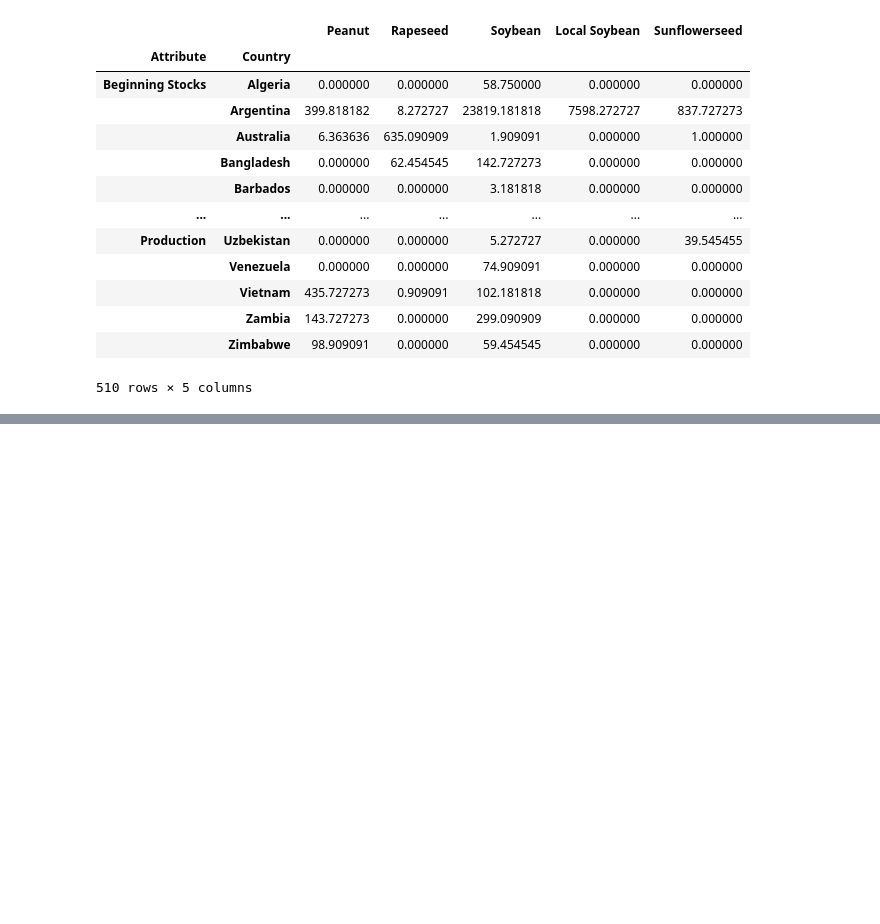
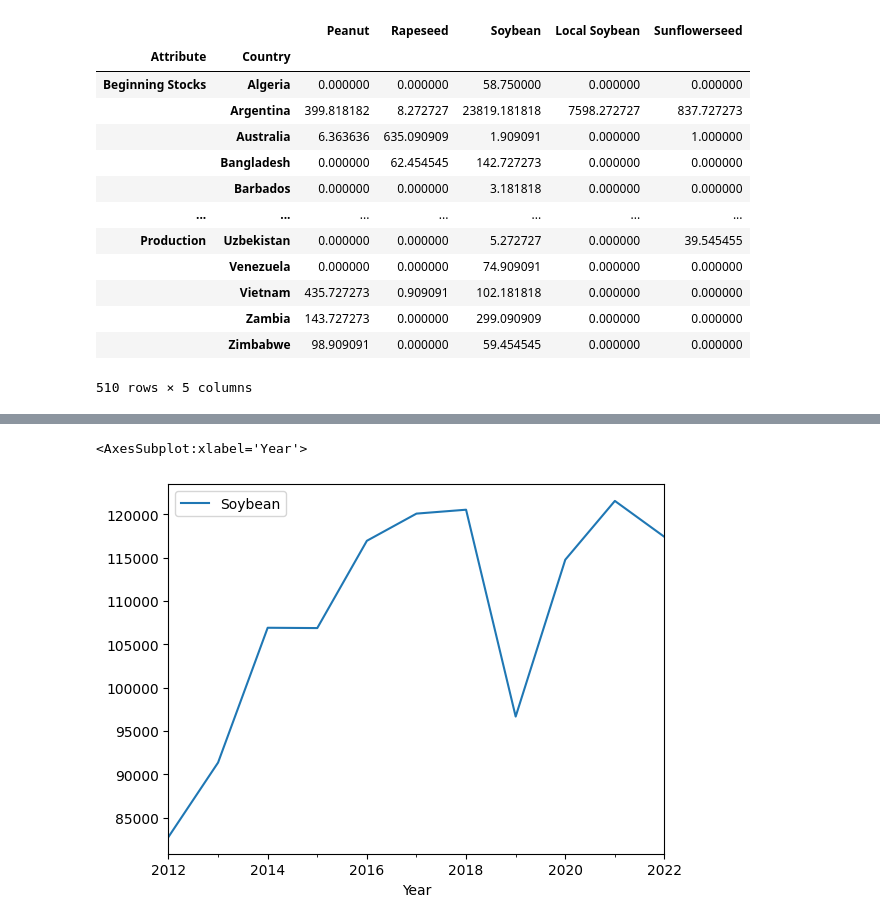
Before and after one commit to KenA99/USDA-Oilseeds, a Jupyter notebook: global_oilseed_project.ipynb, the cells around one changed output, grey strips where cells are left out. Drawn from its saved outputs; the diff is of its cells as text; code cells hidden in the pictures; blank space fills up the shorter version.

Commit message:
created graph

```diff
--- a/global_oilseed_project.ipynb
+++ b/global_oilseed_project.ipynb
@@ -217,5 +217,3 @@ attributes_df.mean()
 |  | Zambia | 143.727273 | 0.000000 | 299.090909 | 0.000000 | 0.000000 |
 |  | Zimbabwe | 98.909091 | 0.000000 | 59.454545 | 0.000000 | 0.000000 |
 510 rows × 5 columns
-# %%
-sns.histplot(df.sort("Peanut", ascending= False).head(10), x= "Country", y="Peanut")
@@ -223,0 +220,6 @@ AttributeError: 'DataFrame' object has no attribute 'sort'
+# %%
+country_name = "United States"
+attribute_name = "Production"
+
+filtered_df = df.loc[(df["Country"] == country_name) & (df["Attribute"] == attribute_name)]
+filtered_df.head()
@@ -223,0 +233,7 @@ AttributeError: 'DataFrame' object has no attribute 'sort'
+# %%
+crop_name = "Soybean"
+fig1 = filtered_df.plot.line(x= "Year", y= crop_name)
+fig1
+# %% [output]
+<AxesSubplot:xlabel='Year'>
+[figure, added]
```
Also changed, not shown: parts of 2 cells of this notebook.
